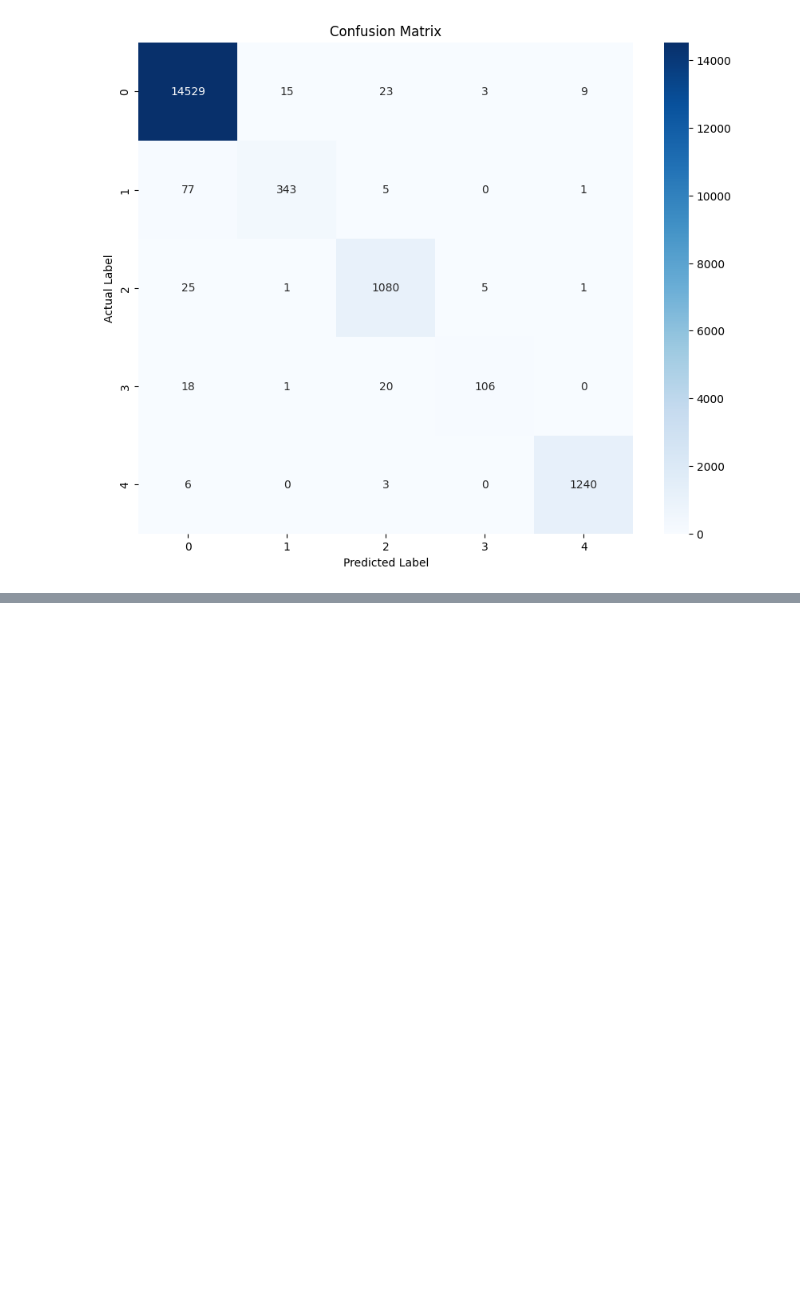
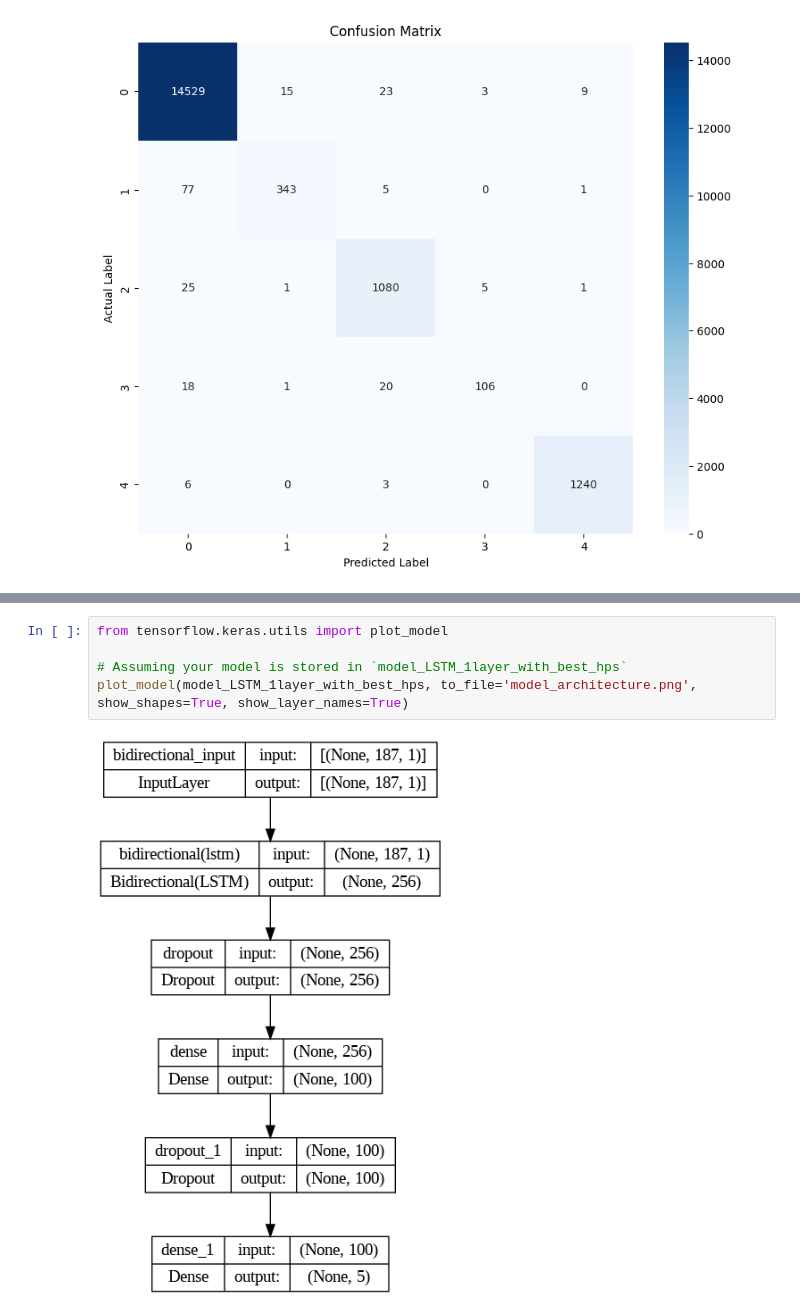
Before and after one commit to rtonetwotree/phase_5_project_ecg, a Jupyter notebook: notebooks/time_series_neural_network.ipynb, the cells around one changed output, grey strips where cells are left out. Cells and saved outputs as stored; diff of their text form; blank space fills up the shorter version.

Commit message:
added best model visualization

```diff
--- a/notebooks/time_series_neural_network.ipynb
+++ b/notebooks/time_series_neural_network.ipynb
@@ -668,0 +693,7 @@ plt.show()
+# %%
+from tensorflow.keras.utils import plot_model
+
+# Assuming your model is stored in `model_LSTM_1layer_with_best_hps`
+plot_model(model_LSTM_1layer_with_best_hps, to_file='model_architecture.png', show_shapes=True, show_layer_names=True)
+# %% [output]
+[figure, added]
```
Also changed, not shown: parts of 2 cells of this notebook.
